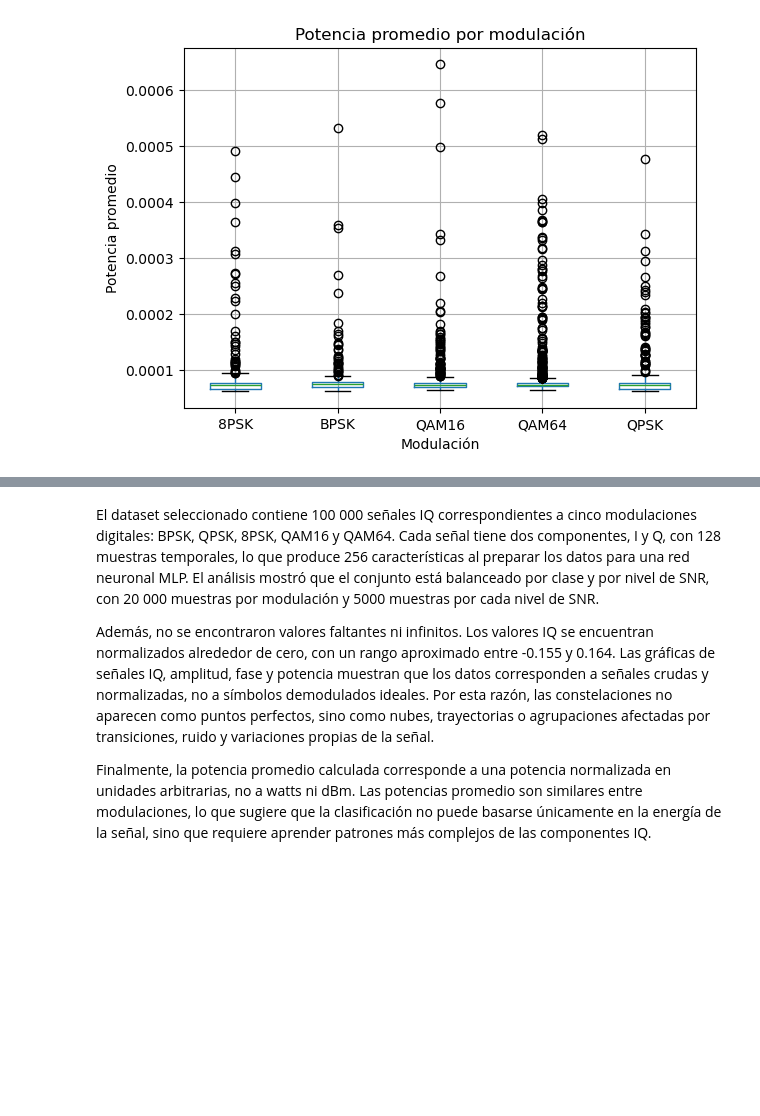
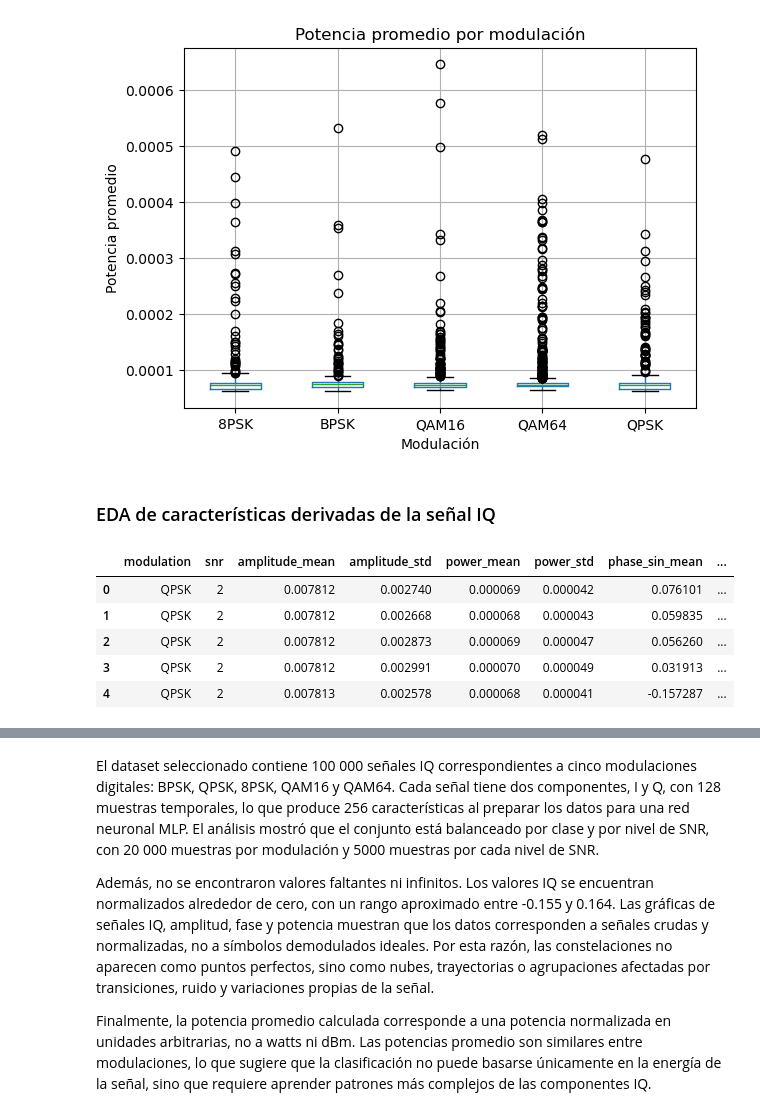
Before and after one commit to gbberru/ML-Digital-Modulations-classifier, a Jupyter notebook: notebook/digital-modulations-classifier.ipynb, the cells around one changed output, grey strips where cells are left out. Cells and saved outputs as stored; diff of their text form; code cells hidden in the pictures; blank space fills up the shorter version.

```diff
--- a/notebook/digital-modulations-classifier.ipynb
+++ b/notebook/digital-modulations-classifier.ipynb
@@ -394,3 +394,37 @@ plt.ylabel("Potencia promedio")
 plt.show()
 # %% [output]
 [figure]
+# %% [markdown]
+### EDA de características derivadas de la señal IQ
+# %%
+# Características derivadas para análisis exploratorio
+
+I = X[:, 0, :]
+Q = X[:, 1, :]
+
+amplitude = np.sqrt(I**2 + Q**2)
+phase = np.arctan2(Q, I)
+power_inst = I**2 + Q**2
+
+phase_sin = np.sin(phase)
+phase_cos = np.cos(phase)
+
+df_eda_features = pd.DataFrame({
+    "modulation": y,
+    "snr": snr_values,
+    "amplitude_mean": amplitude.mean(axis=1),
+    "amplitude_std": amplitude.std(axis=1),
+    "power_mean": power_inst.mean(axis=1),
+    "power_std": power_inst.std(axis=1),
+    "phase_sin_mean": phase_sin.mean(axis=1),
+    "phase_cos_mean": phase_cos.mean(axis=1)
+})
+
+df_eda_features.head()
+# %% [output]
+|  | modulation | snr | amplitude_mean | amplitude_std | power_mean | power_std | phase_sin_mean | ... |
+| 0 | QPSK | 2 | 0.007812 | 0.002740 | 0.000069 | 0.000042 | 0.076101 | ... |
+| 1 | QPSK | 2 | 0.007812 | 0.002668 | 0.000068 | 0.000043 | 0.059835 | ... |
+| 2 | QPSK | 2 | 0.007812 | 0.002873 | 0.000069 | 0.000047 | 0.056260 | ... |
+| 3 | QPSK | 2 | 0.007812 | 0.002991 | 0.000070 | 0.000049 | 0.031913 | ... |
+| 4 | QPSK | 2 | 0.007813 | 0.002578 | 0.000068 | 0.000041 | -0.157287 | ... |
```
Also changed, not shown: parts of 22 cells of this notebook.
